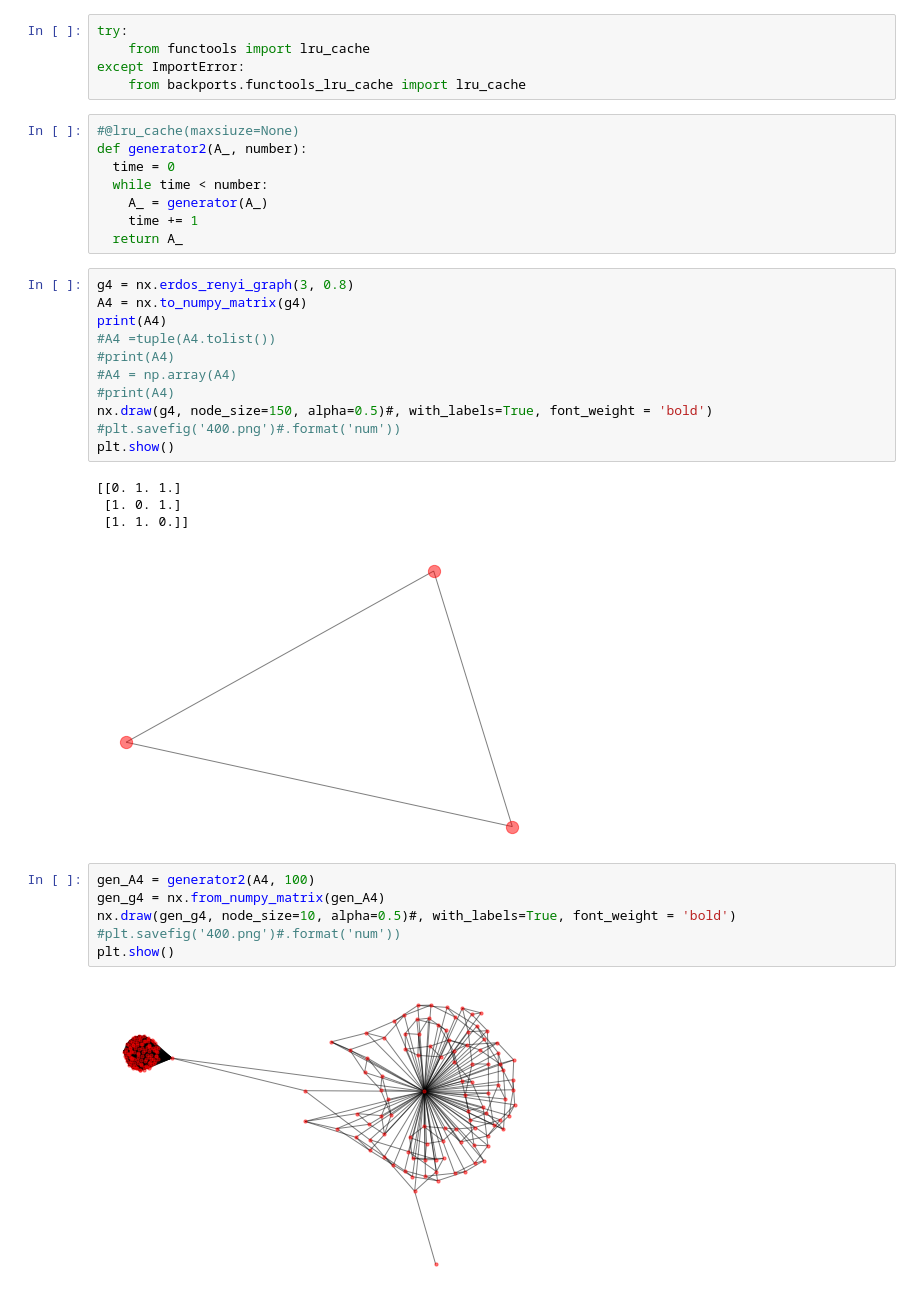
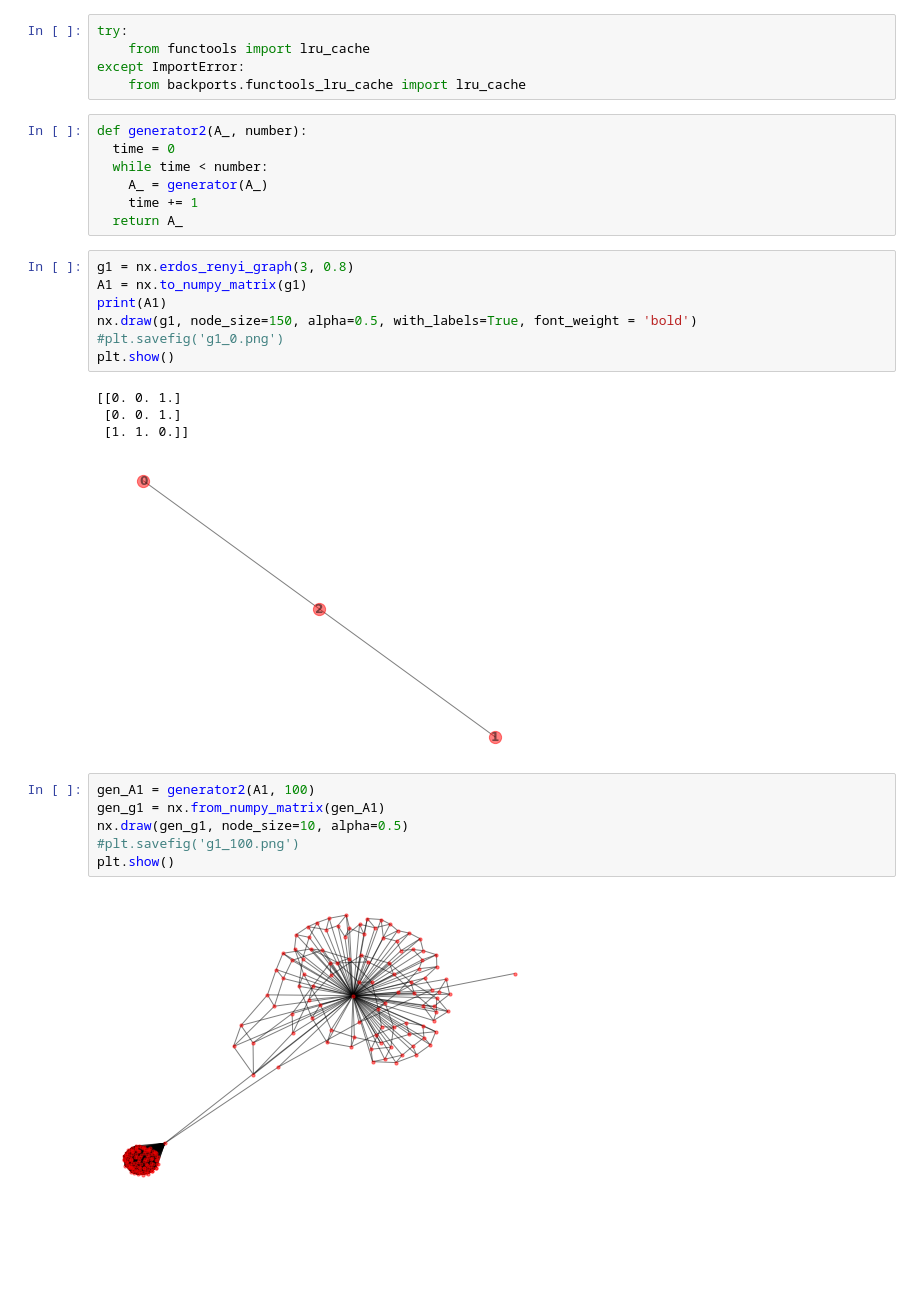
Before and after one commit to kazuyamagiwa/graphnet-automata, a Jupyter notebook: notebooks/ga01.ipynb, the cells around one changed output. Cells and saved outputs as stored; diff of their text form; blank space fills up the shorter version.

```diff
--- a/notebooks/ga01.ipynb
+++ b/notebooks/ga01.ipynb
@@ -58,7 +43,6 @@ try:
 except ImportError:
     from backports.functools_lru_cache import lru_cache
 # %%
-#@lru_cache(maxsiuze=None)
 def generator2(A_, number):
   time = 0
   while time < number:
@@ -66,27 +50,23 @@ def generator2(A_, number):
     time += 1
   return A_
 # %%
-g4 = nx.erdos_renyi_graph(3, 0.8)
-A4 = nx.to_numpy_matrix(g4)
-print(A4)
-#A4 =tuple(A4.tolist())
-#print(A4)
-#A4 = np.array(A4)
-#print(A4)
-nx.draw(g4, node_size=150, alpha=0.5)#, with_labels=True, font_weight = 'bold')
-#plt.savefig('400.png')#.format('num'))
+g1 = nx.erdos_renyi_graph(3, 0.8)
+A1 = nx.to_numpy_matrix(g1)
+print(A1)
+nx.draw(g1, node_size=150, alpha=0.5, with_labels=True, font_weight = 'bold')
+#plt.savefig('g1_0.png')
 plt.show()
 # %% [output]
-[[0. 1. 1.]
- [1. 0. 1.]
+[[0. 0. 1.]
+ [0. 0. 1.]
  [1. 1. 0.]]
-[figure, old version]
+[figure, new version]
 # %%
-gen_A4 = generator2(A4, 100)
-gen_g4 = nx.from_numpy_matrix(gen_A4)
-nx.draw(gen_g4, node_size=10, alpha=0.5)#, with_labels=True, font_weight = 'bold')
-#plt.savefig('400.png')#.format('num'))
+gen_A1 = generator2(A1, 100)
+gen_g1 = nx.from_numpy_matrix(gen_A1)
+nx.draw(gen_g1, node_size=10, alpha=0.5)
+#plt.savefig('g1_100.png')
 plt.show()
 # %% [output]
-[figure, old version]
+[figure, new version]
 # %%
```
Also changed, not shown: parts of 6 cells of this notebook.
